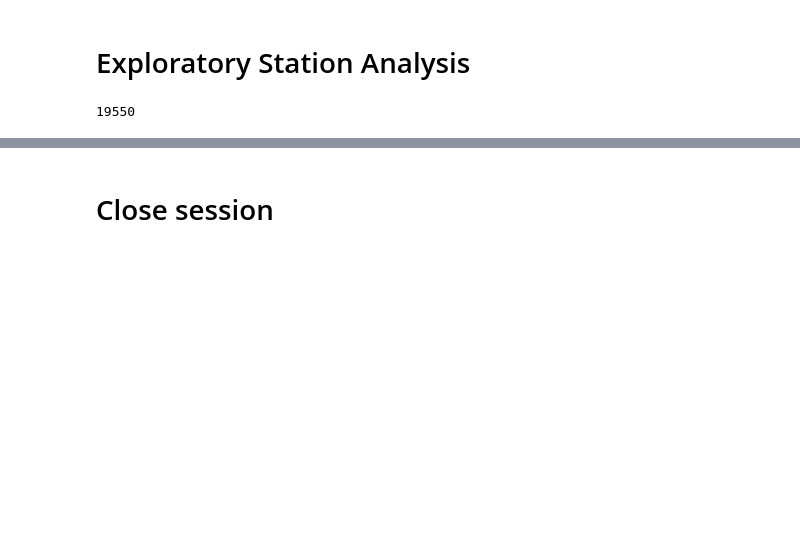
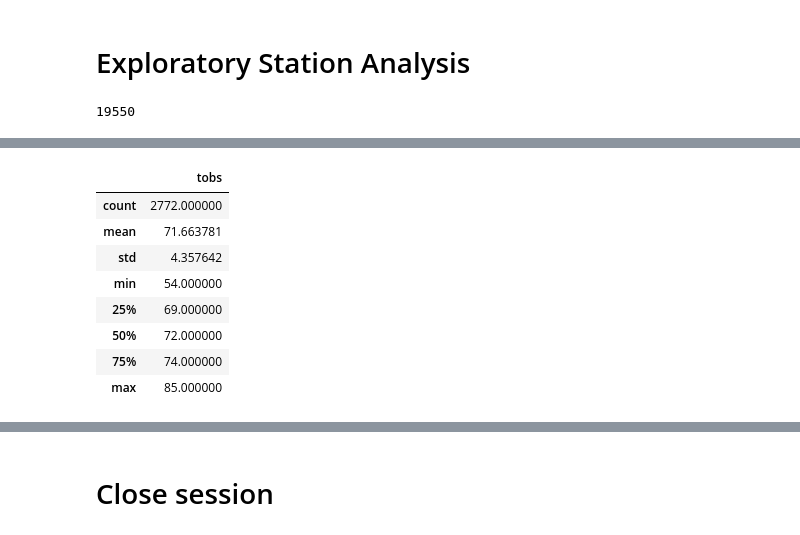
Before and after one commit to yaldaalemi/sqlalchemy-challenge, a Jupyter notebook: Instructions/climate_starter.ipynb, the cells around one changed output, grey strips where cells are left out. Saved outputs shown, nothing was run; the diff lists cells and outputs as text; code cells hidden in the pictures; blank space fills up the shorter version.

```diff
--- a/Instructions/climate_starter.ipynb
+++ b/Instructions/climate_starter.ipynb
@@ -129,5 +140,18 @@ stations
 # %%
 # Using the most active station id from the previous query, calculate the lowest, highest, and average temperature.
+most = pd.read_sql("SELECT tobs FROM measurement WHERE station = 'USC00519281';", conn)
+most.head()
+most.describe()
+# %% [output]
+|  | tobs |
+| count | 2772.000000 |
+| mean | 71.663781 |
+| std | 4.357642 |
+| min | 54.000000 |
+| 25% | 69.000000 |
+| 50% | 72.000000 |
+| 75% | 74.000000 |
+| max | 85.000000 |
 # %%
 # Using the most active station id
 # Query the last 12 months of temperature observation data for this station and plot the results as a histogram
```
Also changed, not shown: parts of 3 cells of this notebook.
